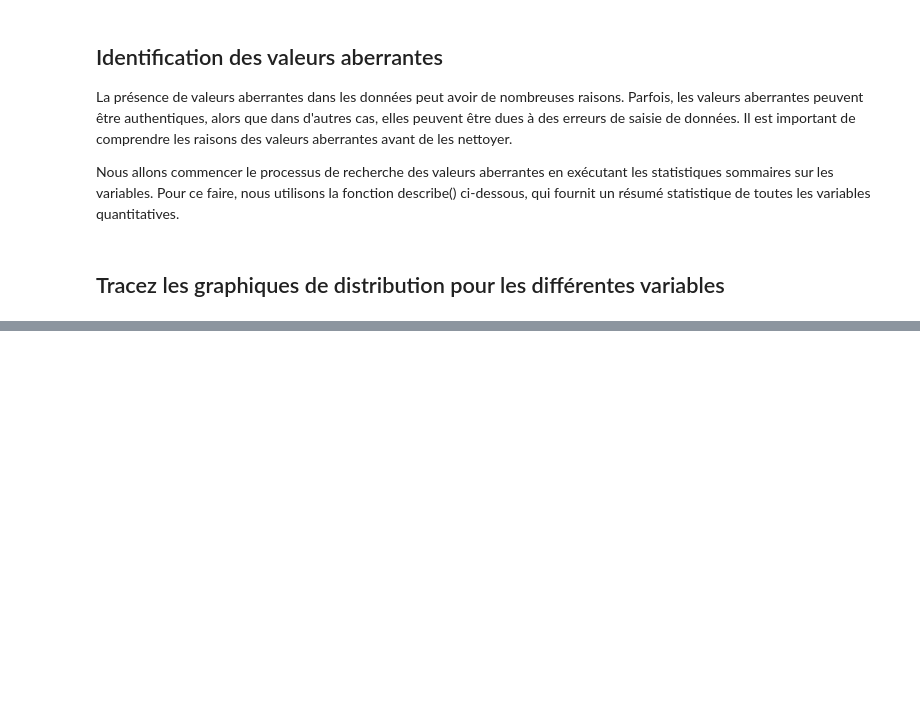
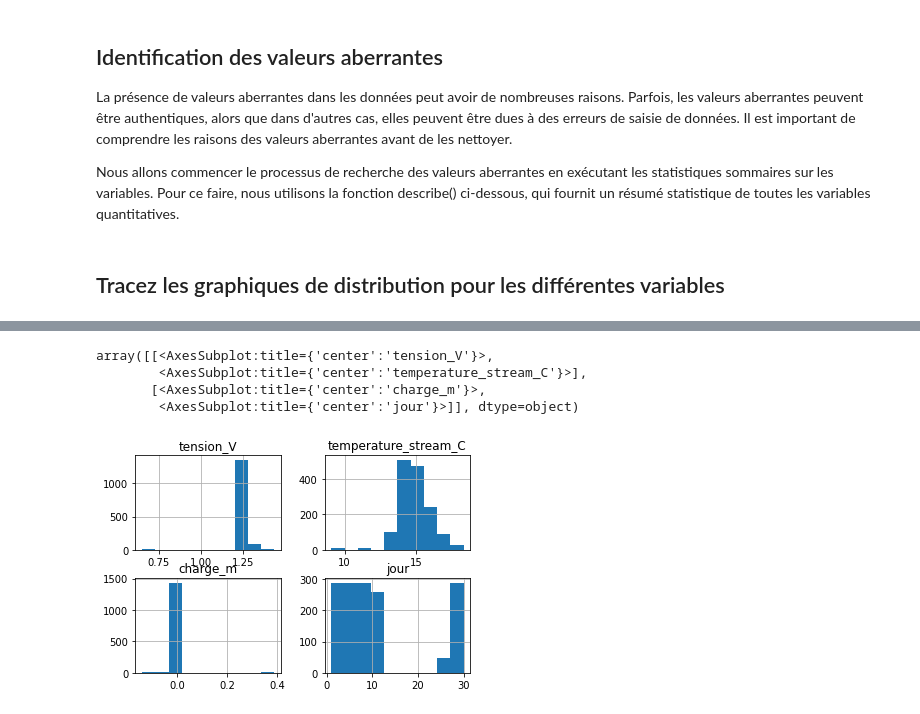
Before and after one commit to ameliemelorene/MOLONARI_1D_RESOURCES, a Jupyter notebook: Students/BONIN-IMPEROR.ipynb, the cells around one changed output, grey strips where cells are left out. Saved outputs shown, nothing was run; the diff lists cells and outputs as text; code cells hidden in the pictures; blank space fills up the shorter version.

```diff
--- a/Students/BONIN-IMPEROR.ipynb
+++ b/Students/BONIN-IMPEROR.ipynb
@@ -269,0 +307,8 @@ Nous allons commencer le processus de recherche des valeurs aberrantes en exécu
+# %%
+capteur_riviere.hist()
+# %% [output]
+array([[<AxesSubplot:title={'center':'tension_V'}>,
+        <AxesSubplot:title={'center':'temperature_stream_C'}>],
+       [<AxesSubplot:title={'center':'charge_m'}>,
+        <AxesSubplot:title={'center':'jour'}>]], dtype=object)
+[figure, added]
```
Also changed, not shown: parts of 37 cells of this notebook.
